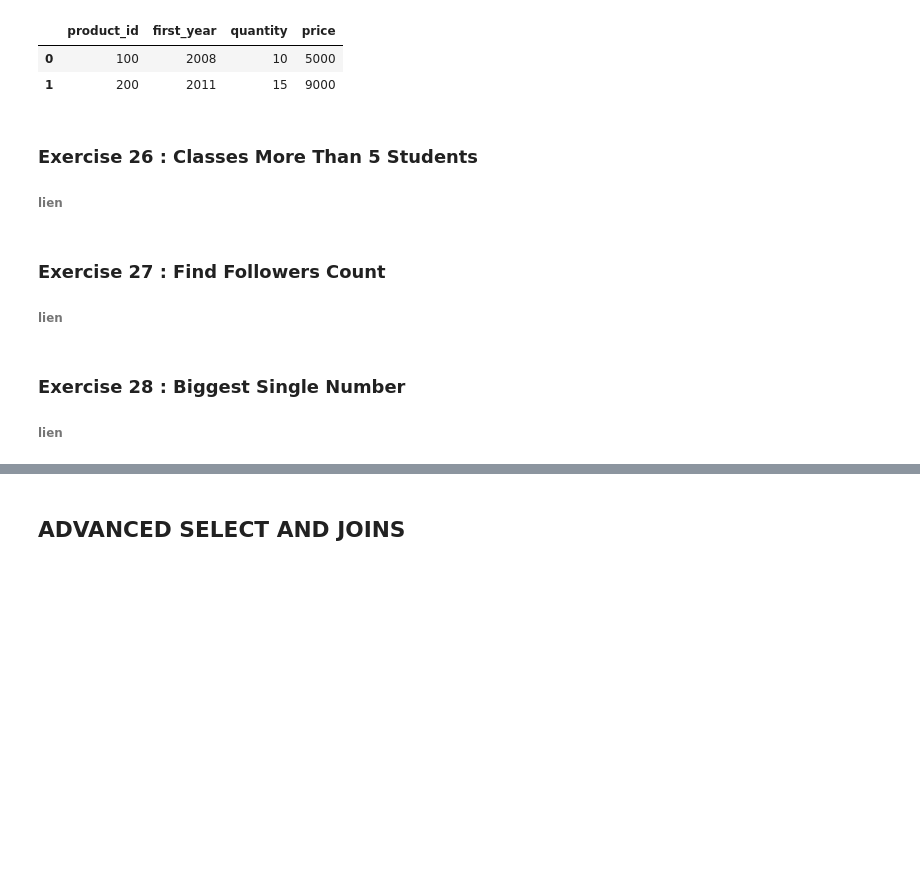
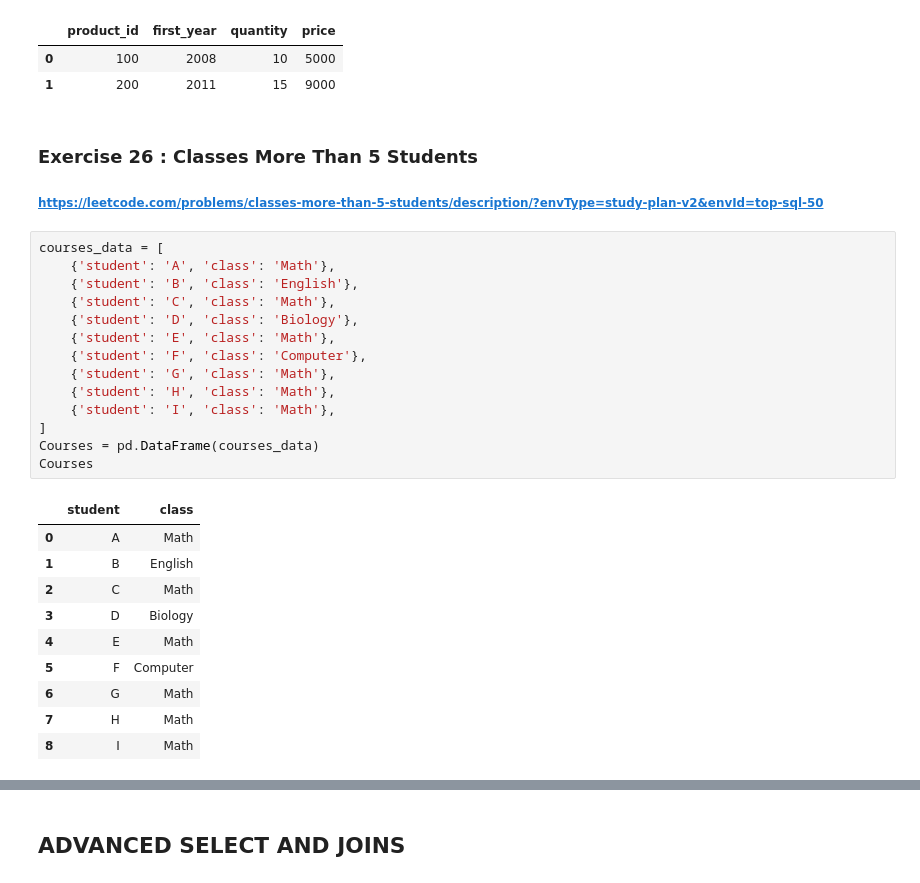
Before and after one commit to t7bo/SQL, a Jupyter notebook: SQL_exercices.ipynb, the cells around one changed output, grey strips where cells are left out. Saved outputs shown, nothing was run; the diff lists cells and outputs as text; blank space fills up the shorter version.

Commit message:
update exercises

```diff
--- a/SQL_exercices.ipynb
+++ b/SQL_exercices.ipynb
@@ -1196,10 +1196,29 @@ psql.sqldf(query, locals())
 | 1 | 200 | 2011 | 15 | 9000 |
 # %% [markdown]
 ### Exercise 26 : Classes More Than 5 Students
-###### lien
+###### https://leetcode.com/problems/classes-more-than-5-students/description/?envType=study-plan-v2&envId=top-sql-50
-# %% [markdown]
-### Exercise 27 : Find Followers Count
-###### lien
-# %% [markdown]
-### Exercise 28 : Biggest Single Number
-###### lien
+# %%
+courses_data = [
+    {'student': 'A', 'class': 'Math'},
+    {'student': 'B', 'class': 'English'},
+    {'student': 'C', 'class': 'Math'},
+    {'student': 'D', 'class': 'Biology'},
+    {'student': 'E', 'class': 'Math'},
+    {'student': 'F', 'class': 'Computer'},
+    {'student': 'G', 'class': 'Math'},
+    {'student': 'H', 'class': 'Math'},
+    {'student': 'I', 'class': 'Math'},
+]
+Courses = pd.DataFrame(courses_data)
+Courses
+# %% [output]
+|  | student | class |
+| 0 | A | Math |
+| 1 | B | English |
+| 2 | C | Math |
+| 3 | D | Biology |
+| 4 | E | Math |
+| 5 | F | Computer |
+| 6 | G | Math |
+| 7 | H | Math |
+| 8 | I | Math |
```
Also changed, not shown: parts of 19 cells of this notebook.
